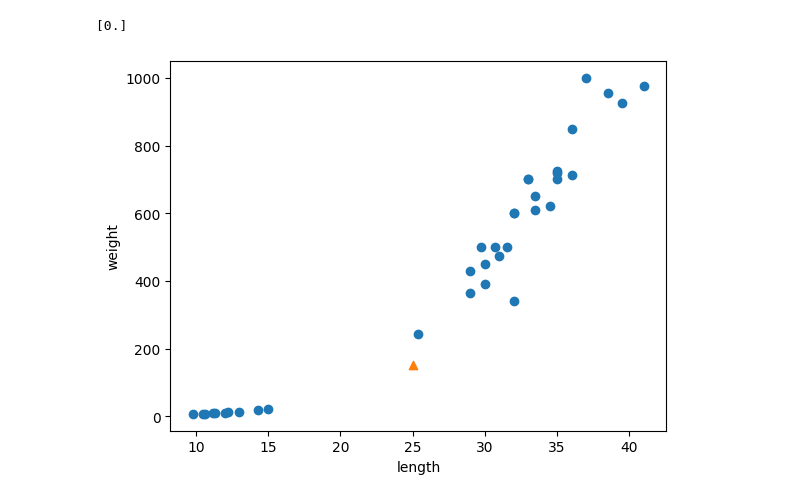
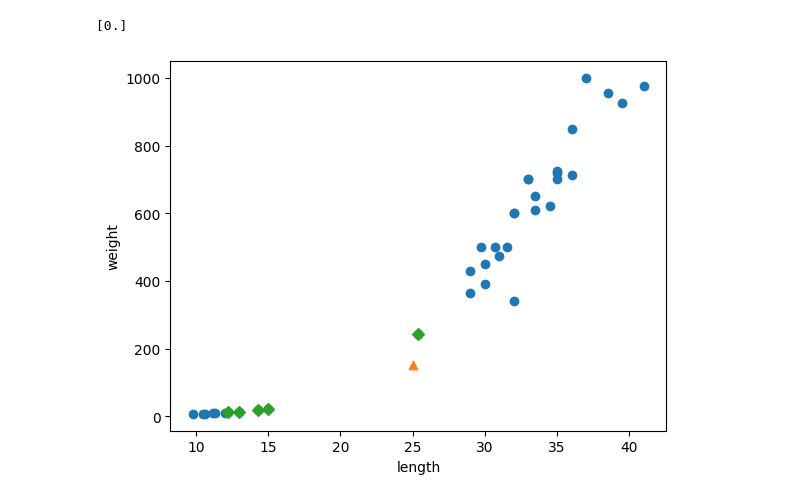
Before and after one commit to jasonkjw/daily_coding_commit, a Jupyter notebook: hon02_2.ipynb, the cells around one changed output. Drawn from its saved outputs; the diff is of its cells as text; code cells hidden in the pictures.

```diff
--- a/hon02_2.ipynb
+++ b/hon02_2.ipynb
@@ -50,9 +76,11 @@ print(kn.predict([[25,150]]))
 # %%
 import matplotlib.pyplot as plt
 plt.scatter(train_input[:,0], train_input[:,1])
 plt.scatter(25, 150, marker='^')
 plt.xlabel('length')
 plt.ylabel('weight')
+distance, indexes = kn.kneighbors([[25, 150]])
+plt.scatter(train_input[indexes,0], train_input[indexes,1], marker='D')
 plt.show()
 # %% [output]
-[figure, old version]
+[figure, new version]
```
Also changed, not shown: parts of 8 cells of this notebook.
